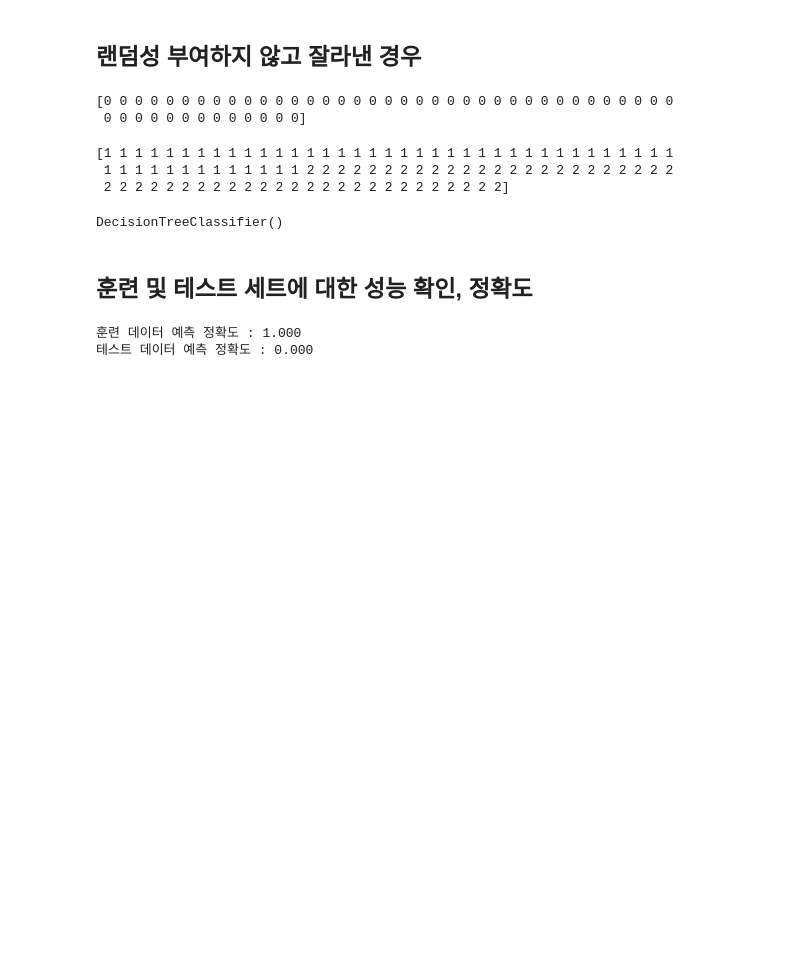
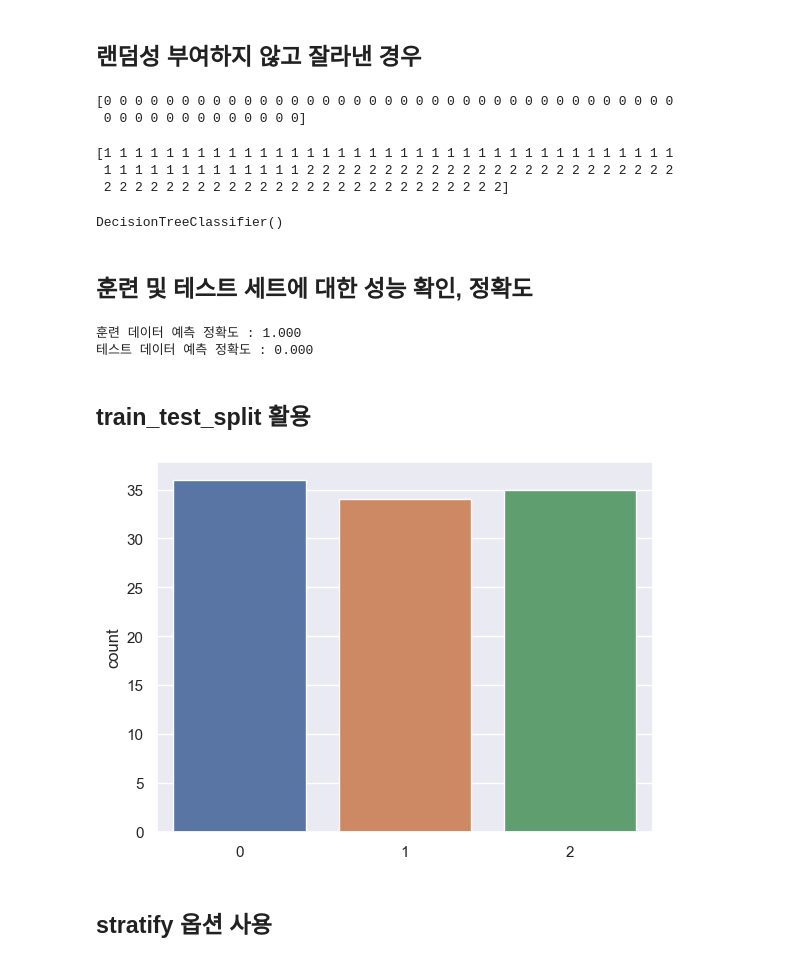
Before and after one commit to yejuPark/machine_learning, a Jupyter notebook: 01.model_selection.ipynb, the cells around one changed output. Saved outputs shown, nothing was run; the diff lists cells and outputs as text; code cells hidden in the pictures; blank space fills up the shorter version.

```diff
--- a/01.model_selection.ipynb
+++ b/01.model_selection.ipynb
@@ -5,7 +5,7 @@ from sklearn.datasets import load_iris
 
 iris = load_iris()
 
-x = iris.data
+X = iris.data
 y = iris.target
 
 print(y)
@@ -56,3 +56,27 @@ print('테스트 데이터 예측 정확도 : {:.3f}'.format(accuracy_score(y_te
 # %% [output]
 훈련 데이터 예측 정확도 : 1.000
 테스트 데이터 예측 정확도 : 0.000
+# %% [markdown]
+## train_test_split 활용
+# %%
+# model_selection : 훈련에 사용할 데이터를 처리할 수 있는 여러 모듈이 들어있는 패키지
+
+from sklearn.model_selection import train_test_split
+
+X_train, X_test, y_train, y_test = train_test_split(
+  X, y, test_size=0.3, random_state=121
+)
+# %%
+import matplotlib.pyplot as plt
+import seaborn as sns
+
+sns.set_theme()
+# %%
+# y_train의 종류별 개수를 시각화
+
+sns.countplot(x=y_train)
+plt.show()
+# %% [output]
+[figure, added]
+# %% [markdown]
+## stratify 옵션 사용
```
Also changed, not shown: parts of 25 cells of this notebook.
